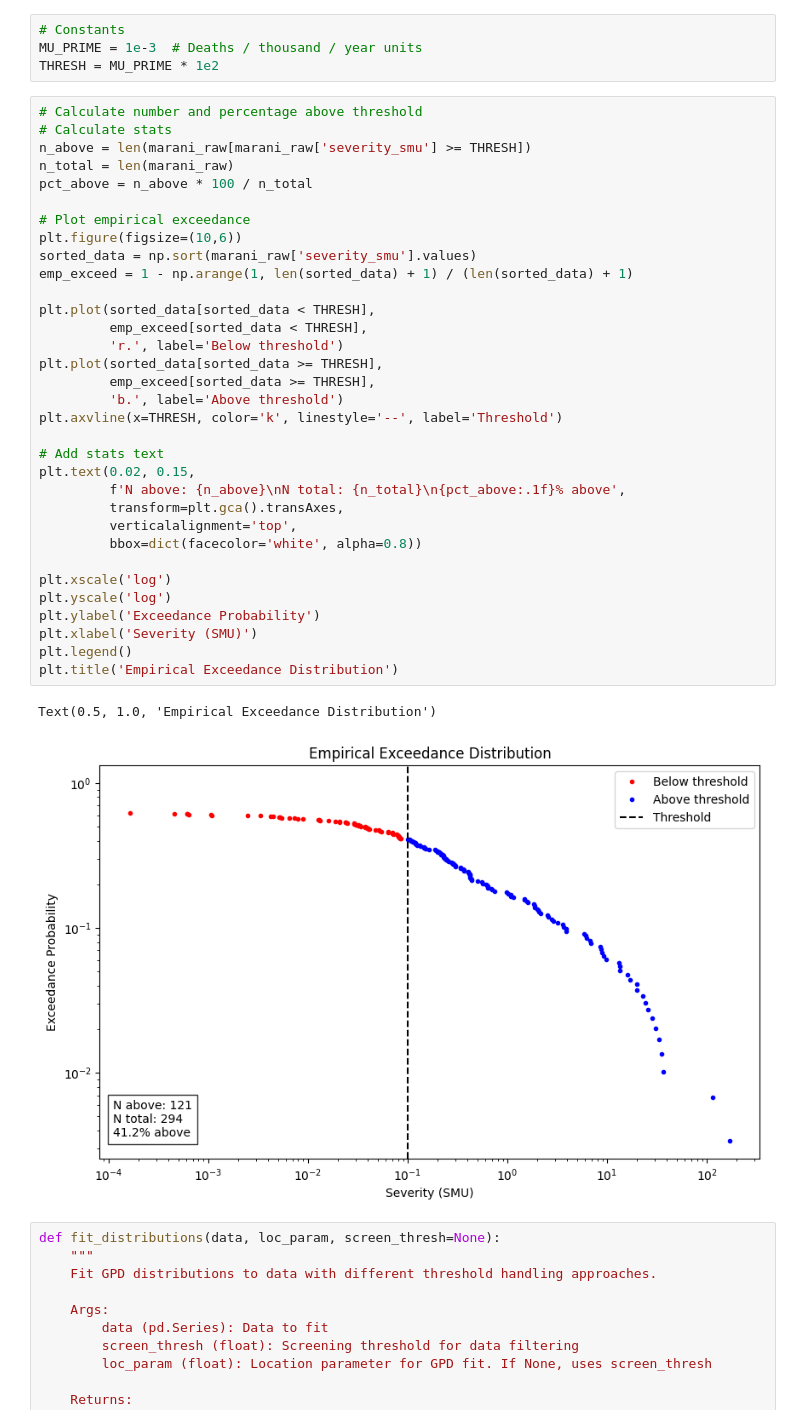
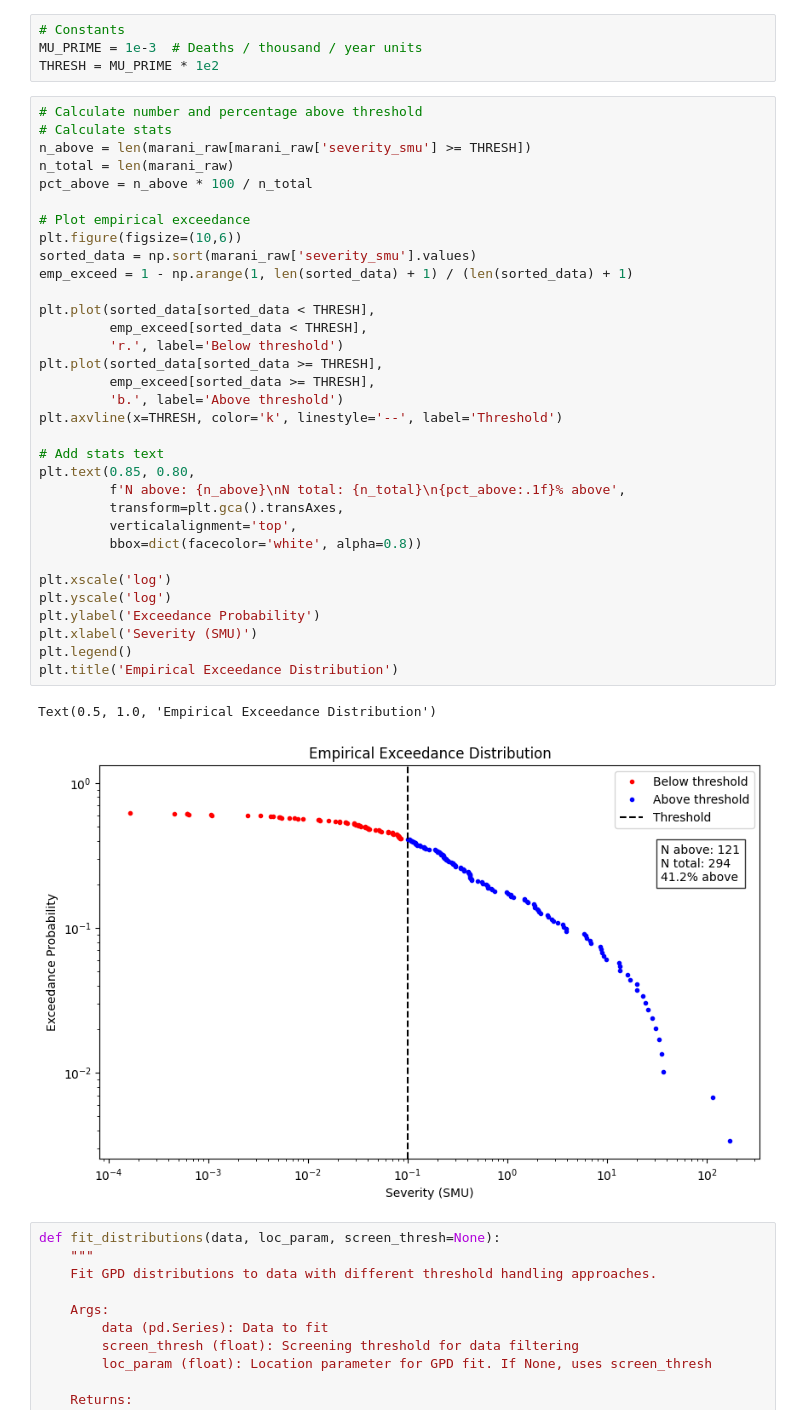
Before and after one commit to DevInnovationLab/pandemic_model_public, a Jupyter notebook: python/notebooks/20 check_loc_implications.ipynb, the cells around one changed output. Drawn from its saved outputs; the diff is of its cells as text.

```diff
--- a/python/notebooks/20 check_loc_implications.ipynb
+++ b/python/notebooks/20 check_loc_implications.ipynb
@@ -30,35 +30,35 @@ n_above = len(marani_raw[marani_raw['severity_smu'] >= THRESH])
 n_total = len(marani_raw)
 pct_above = n_above * 100 / n_total
 
 # Plot empirical exceedance
 plt.figure(figsize=(10,6))
 sorted_data = np.sort(marani_raw['severity_smu'].values)
 emp_exceed = 1 - np.arange(1, len(sorted_data) + 1) / (len(sorted_data) + 1)
 
 plt.plot(sorted_data[sorted_data < THRESH],
          emp_exceed[sorted_data < THRESH],
          'r.', label='Below threshold')
 plt.plot(sorted_data[sorted_data >= THRESH],
          emp_exceed[sorted_data >= THRESH],
          'b.', label='Above threshold')
 plt.axvline(x=THRESH, color='k', linestyle='--', label='Threshold')
 
 # Add stats text
-plt.text(0.02, 0.15,
+plt.text(0.85, 0.80,
          f'N above: {n_above}\nN total: {n_total}\n{pct_above:.1f}% above',
          transform=plt.gca().transAxes,
          verticalalignment='top',
          bbox=dict(facecolor='white', alpha=0.8))
 
 plt.xscale('log')
 plt.yscale('log')
 plt.ylabel('Exceedance Probability')
 plt.xlabel('Severity (SMU)')
 plt.legend()
 plt.title('Empirical Exceedance Distribution')
 # %% [output]
 Text(0.5, 1.0, 'Empirical Exceedance Distribution')
-[figure, old version]
+[figure, new version]
 # %%
 def fit_distributions(data, loc_param, screen_thresh=None):
     """
```
Also changed, not shown: parts of 5 cells of this notebook, 1 other file.
